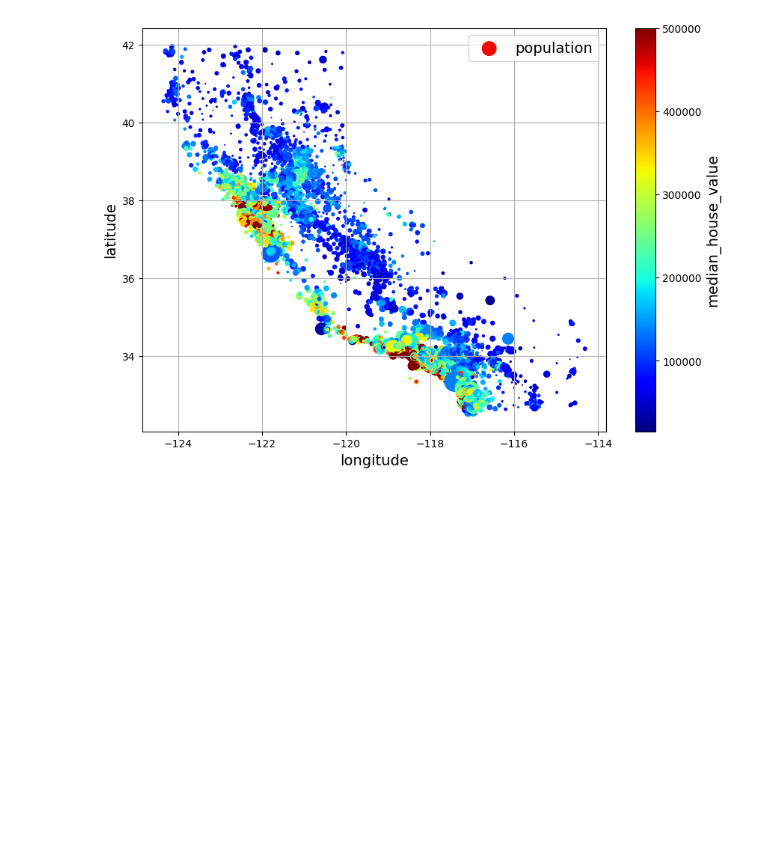
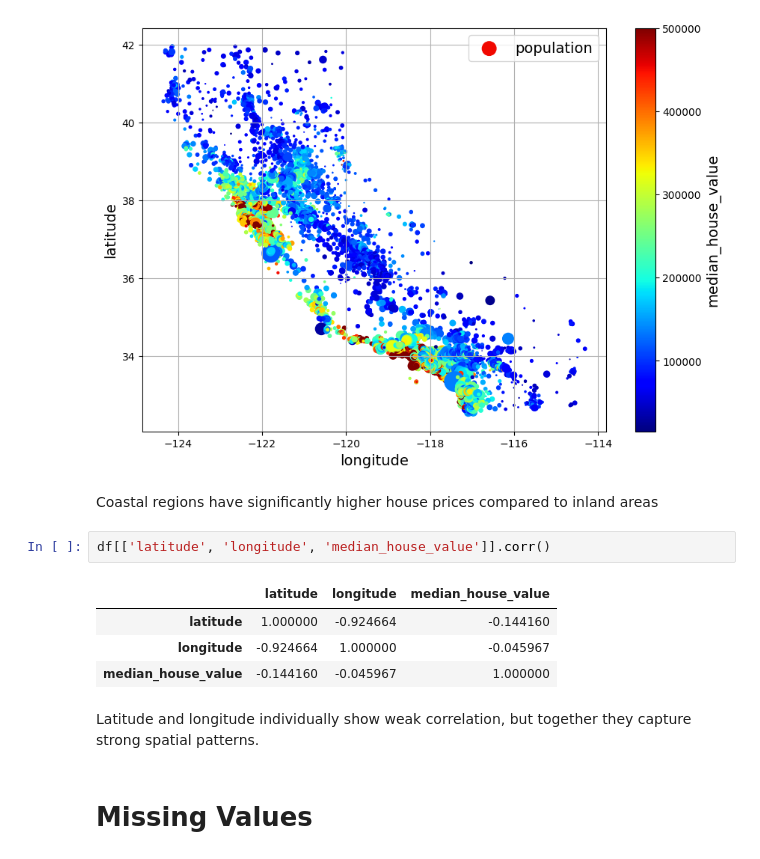
Before and after one commit to RameezHiro/California-Housing-Prices, a Jupyter notebook: California_House_Price_Prediction.ipynb, the cells around one changed output. Saved outputs shown, nothing was run; the diff lists cells and outputs as text; blank space fills up the shorter version.

```diff
--- a/California_House_Price_Prediction.ipynb
+++ b/California_House_Price_Prediction.ipynb
@@ -117,3 +145,16 @@ df.plot(kind="scatter", x="longitude", y="latitude", grid=True,
 plt.show()
 # %% [output]
 [figure]
+# %% [markdown]
+Coastal regions have significantly higher house prices compared to inland areas
+# %%
+df[['latitude', 'longitude', 'median_house_value']].corr()
+# %% [output]
+|  | latitude | longitude | median_house_value |
+| latitude | 1.000000 | -0.924664 | -0.144160 |
+| longitude | -0.924664 | 1.000000 | -0.045967 |
+| median_house_value | -0.144160 | -0.045967 | 1.000000 |
+# %% [markdown]
+Latitude and longitude individually show weak correlation, but together they capture strong spatial patterns.
+# %% [markdown]
+# Missing Values
```
Also changed, not shown: parts of 15 cells of this notebook.
